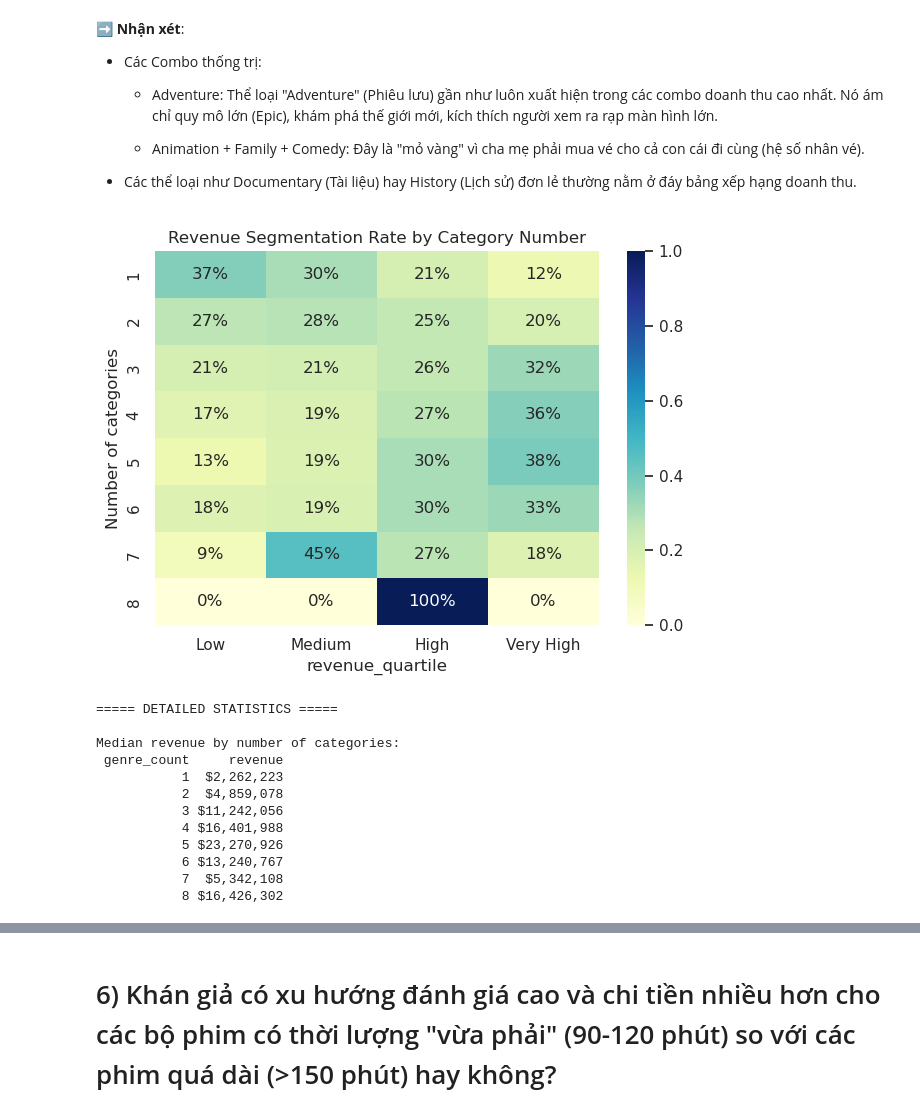
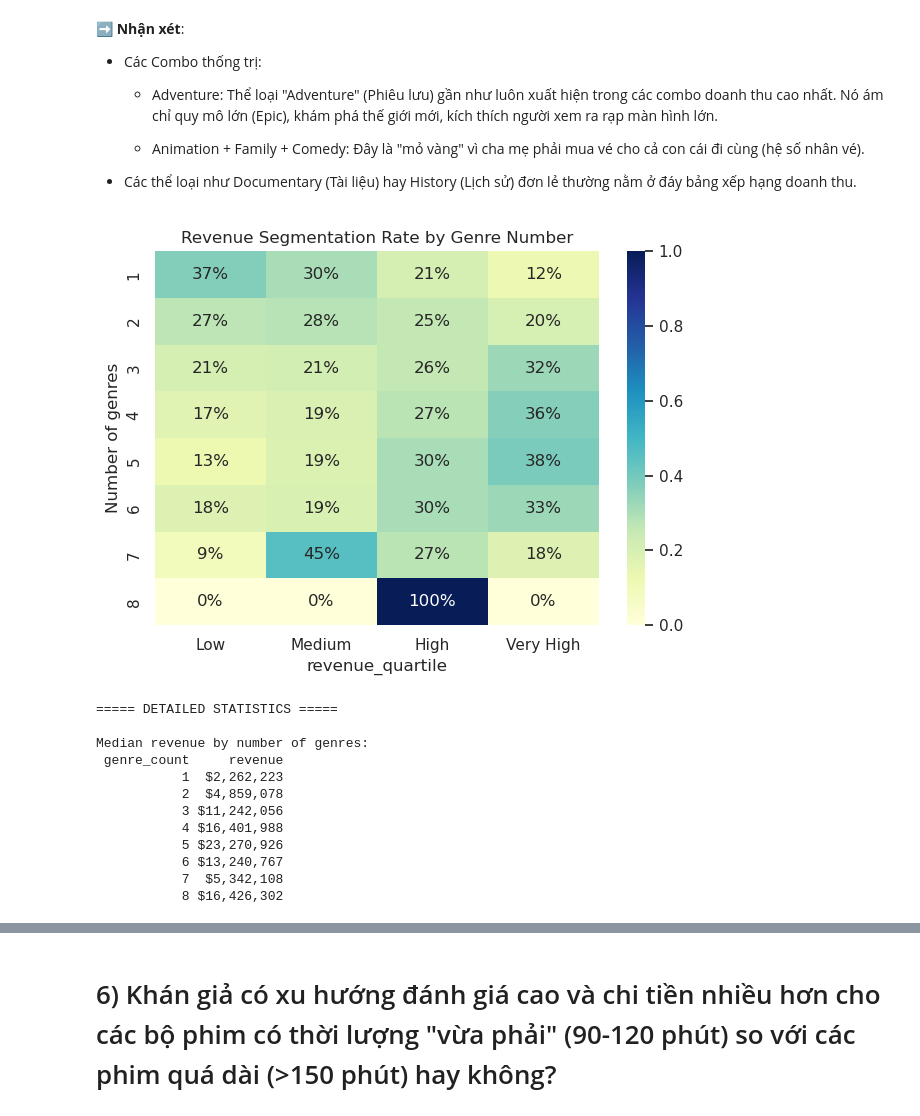
Before and after one commit to tdat1465/movie-revenue-predictor, a Jupyter notebook: Final/Meaningful_Question.ipynb, the cells around one changed output, grey strips where cells are left out. Drawn from its saved outputs; the diff is of its cells as text; code cells hidden in the pictures.

```diff
--- a/Final/Meaningful_Question.ipynb
+++ b/Final/Meaningful_Question.ipynb
@@ -919,27 +927,27 @@ plt.show()
 # %%
 # --- BIỂU ĐỒ 4: Heatmap tương quan giữa số lượng Genre và Doanh thu ---
 # Chia doanh thu thành các bin (nhóm)
 df['revenue_quartile'] = pd.qcut(df['revenue'], 4, labels=['Low', 'Medium', 'High', 'Very High'])
 heatmap_data = pd.crosstab(df['genre_count'], df['revenue_quartile'], normalize='index')
 
 sns.heatmap(heatmap_data, annot=True, fmt=".0%", cmap="YlGnBu")
-plt.title('Revenue Segmentation Rate by Category Number')
-plt.ylabel('Number of categories')
+plt.title('Revenue Segmentation Rate by Genre Number')
+plt.ylabel('Number of genres')
 
 plt.tight_layout()
 plt.show()
 
 print(f"{'='*5} DETAILED STATISTICS {'='*5}")
 # Tính trung vị doanh thu cho từng số lượng thể loại
 count_stats = df.groupby('genre_count')['revenue'].median().reset_index()
 count_stats['revenue'] = count_stats['revenue'].apply(lambda x: f"${x:,.0f}")
-print("\nMedian revenue by number of categories:")
+print("\nMedian revenue by number of genres:")
 print(count_stats.to_string(index=False))
 # %% [output]
-[figure, old version]
+[figure, new version]
 ===== DETAILED STATISTICS =====
 
-Median revenue by number of categories:
+Median revenue by number of genres:
  genre_count     revenue
            1  $2,262,223
            2  $4,859,078
```
Also changed, not shown: parts of 5 cells of this notebook.
